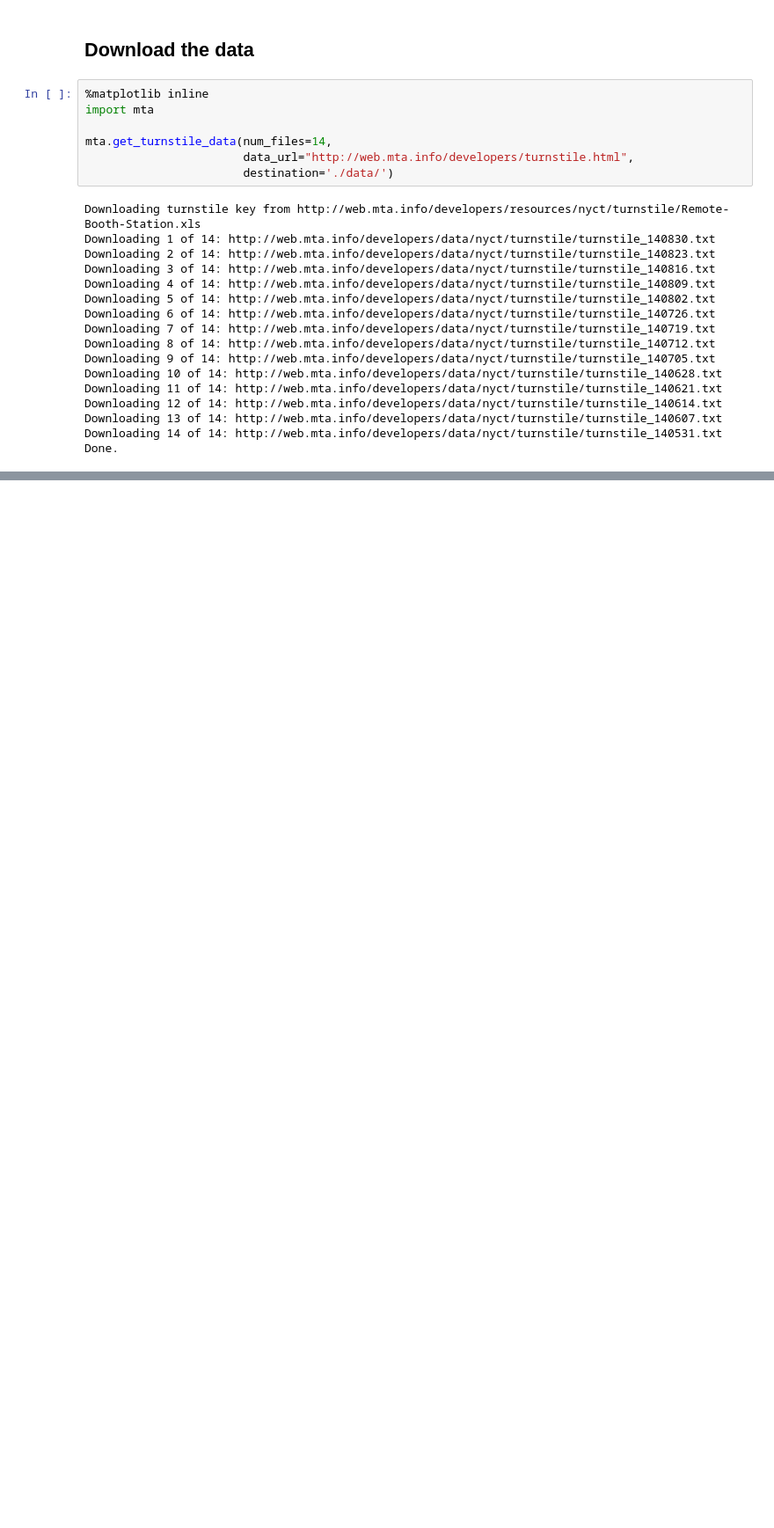
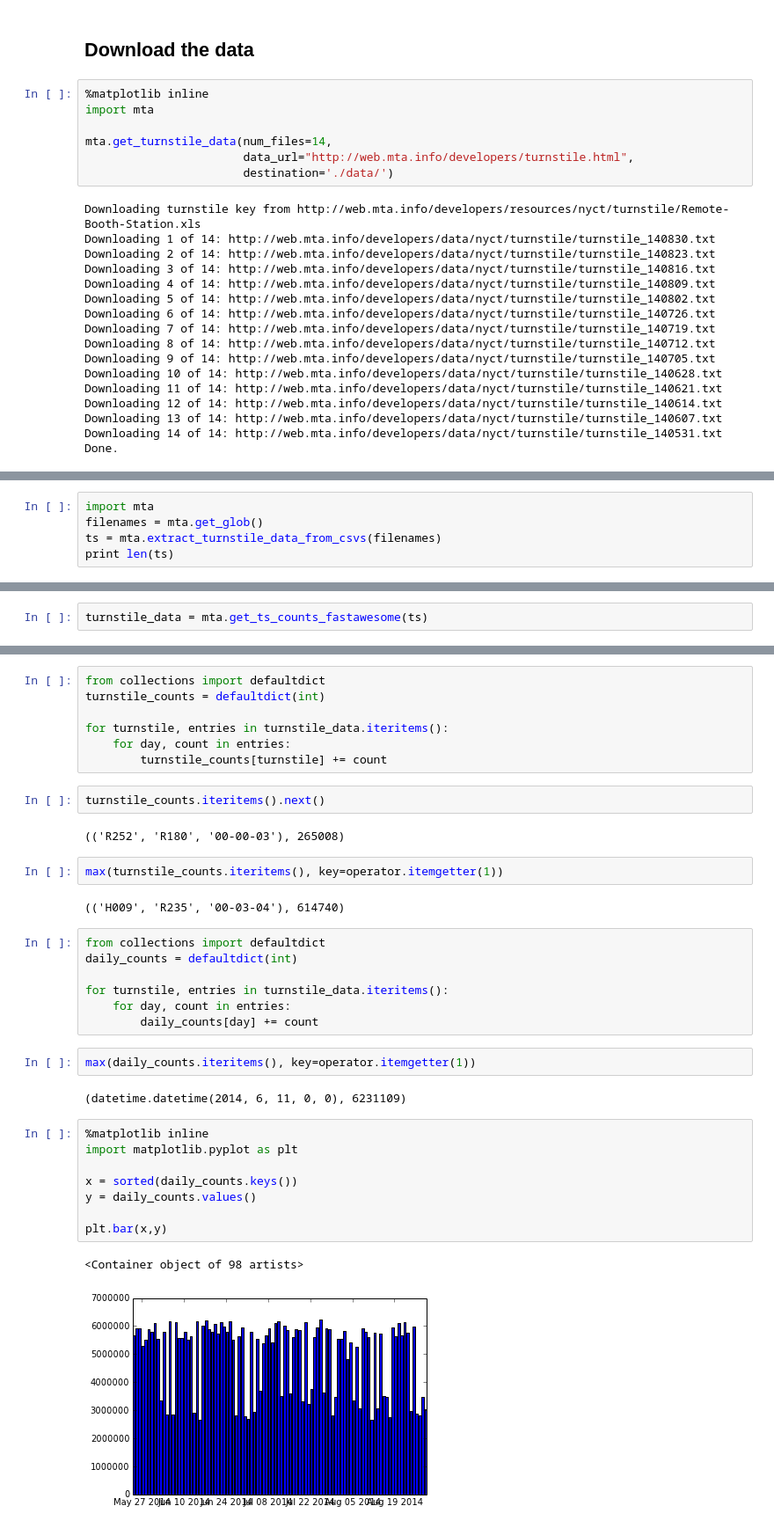
Before and after one commit to jercoh/mdsc-Benson_Project, a Jupyter notebook: Benson_1.ipynb, the cells around one changed output, grey strips where cells are left out. Shown at 88% size. Saved outputs shown, nothing was run; the diff lists cells and outputs as text; blank space fills up the shorter version.

```diff
--- a/Benson_1.ipynb
+++ b/Benson_1.ipynb
@@ -26,0 +152,5 @@ Done.
+# %%
+import mta
+filenames = mta.get_glob()
+ts = mta.extract_turnstile_data_from_csvs(filenames)
+print len(ts)
@@ -26,0 +185,2 @@ Done.
+# %%
+turnstile_data = mta.get_ts_counts_fastawesome(ts)
@@ -26,0 +218,37 @@ Done.
+# %%
+from collections import defaultdict
+turnstile_counts = defaultdict(int)
+
+for turnstile, entries in turnstile_data.iteritems():
+    for day, count in entries:
+        turnstile_counts[turnstile] += count
+# %%
+turnstile_counts.iteritems().next()
+# %% [output]
+(('R252', 'R180', '00-00-03'), 265008)
+# %%
+max(turnstile_counts.iteritems(), key=operator.itemgetter(1))
+# %% [output]
+(('H009', 'R235', '00-03-04'), 614740)
+# %%
+from collections import defaultdict
+daily_counts = defaultdict(int)
+
+for turnstile, entries in turnstile_data.iteritems():
+    for day, count in entries:
+        daily_counts[day] += count
+# %%
+max(daily_counts.iteritems(), key=operator.itemgetter(1))
+# %% [output]
+(datetime.datetime(2014, 6, 11, 0, 0), 6231109)
+# %%
+%matplotlib inline
+import matplotlib.pyplot as plt
+
+x = sorted(daily_counts.keys())
+y = daily_counts.values()
+
+plt.bar(x,y)
+# %% [output]
+<Container object of 98 artists>
+[figure, added]
```
Also changed, not shown: parts of 30 cells of this notebook, 2 other files.
